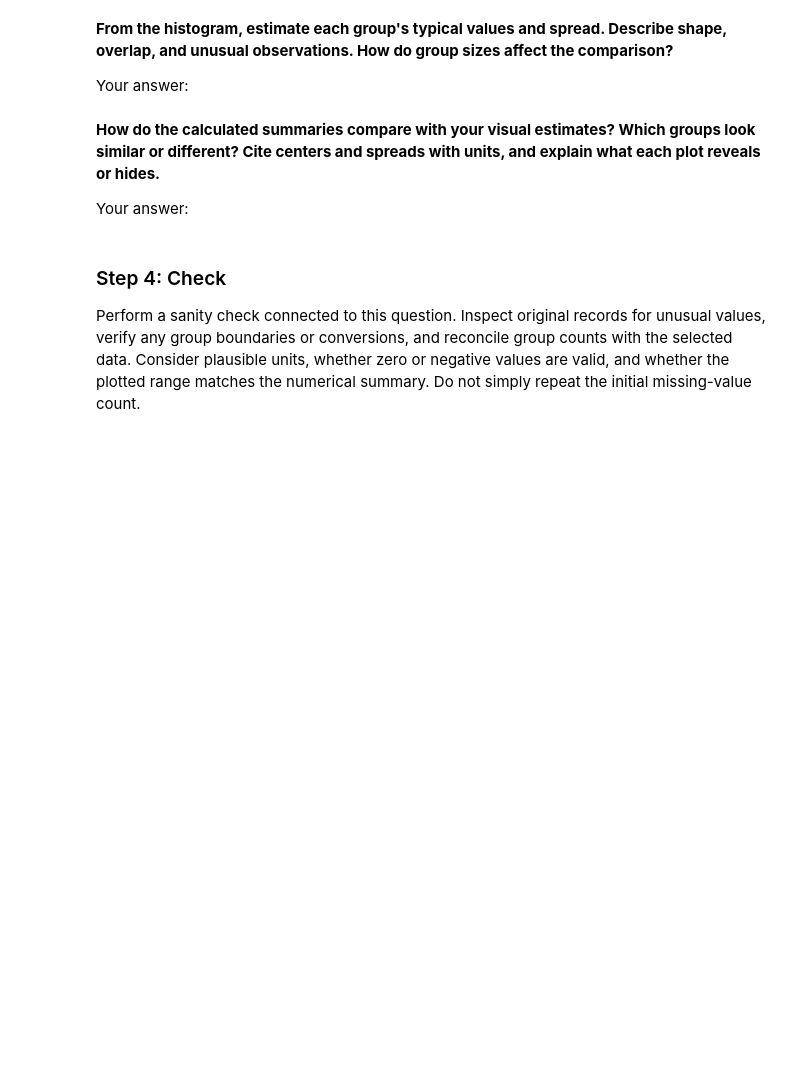
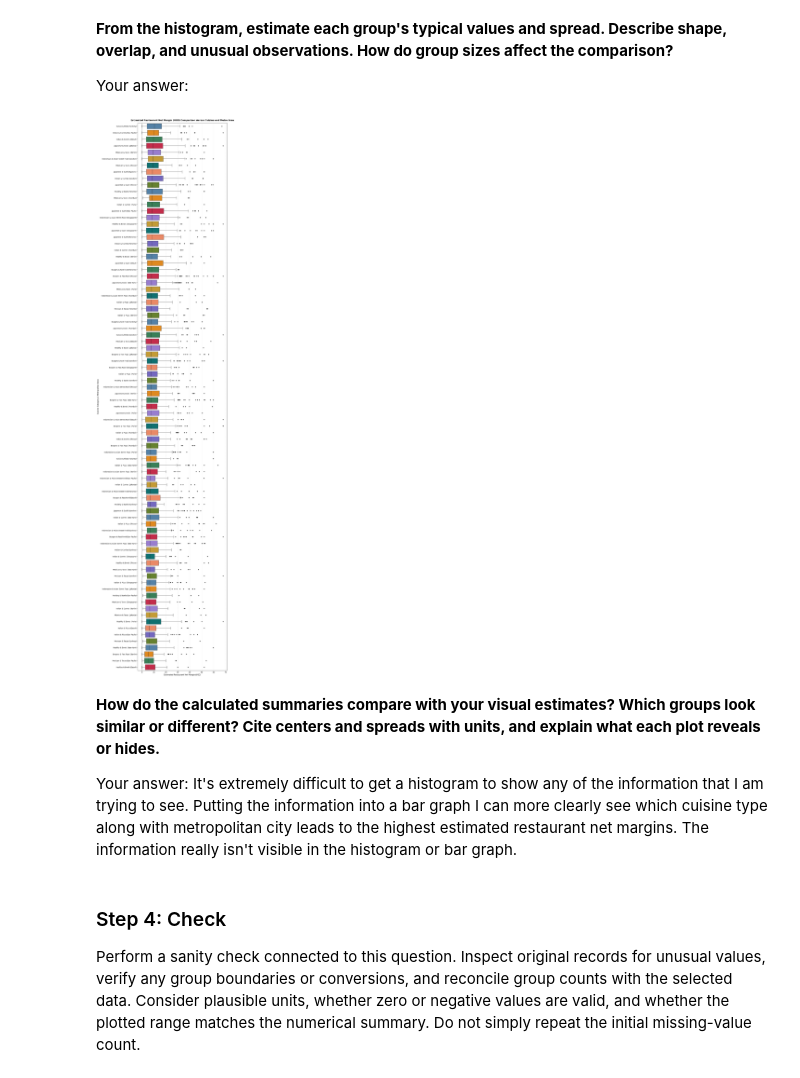
Before and after one commit to ChristopherCecil/Data_Visualization_and_Modeling_Campus, a Jupyter notebook: week02/lab/Lab - Comparing Distributions Across Groups.ipynb, the cells around one changed output. Cells and saved outputs as stored; diff of their text form; code cells hidden in the pictures; blank space fills up the shorter version.

```diff
--- a/week02/lab/Lab - Comparing Distributions Across Groups.ipynb
+++ b/week02/lab/Lab - Comparing Distributions Across Groups.ipynb
@@ -452,9 +618,44 @@ Your answer:
 # %%
 # Create and label the box-plot comparison.
+plt.figure(figsize=(11, max(5, len(group_order) * 0.55)))
+
+sns.boxplot(
+    data=df_clean,
+    x='estimated_restaurant_net_margin_usd',
+    y='group',
+    order=group_order,
+    palette=color_map,
+    hue='group',
+    legend=False,
+    flierprops=dict(
+        marker='o',
+        markerfacecolor='black',
+        markersize=5,
+        alpha=0.6,
+    ),  # Retains all extreme outliers
+)
+
+plt.axvline(
+    0, color='dimgray', linestyle='--', linewidth=1, label='Break-even ($0 USD)'
+)
+plt.title(
+    'Estimated Restaurant Net Margin (USD) Comparison Across Cuisine and Metro'
+    ' Area',
+    fontsize=13,
+    fontweight='bold',
+    pad=12,
+)
+plt.xlabel('Estimated Restaurant Net Margin (USD)', fontsize=11)
+plt.ylabel('Cuisine Category & Metropolitan Area', fontsize=11)
+plt.grid(axis='x', linestyle='--', alpha=0.4)
+plt.tight_layout()
+plt.show()
+# %% [output]
+[figure, added]
 # %% [markdown]
 **How do the calculated summaries compare with your visual estimates? Which groups look similar or different? Cite centers and spreads with units, and explain what each plot reveals or hides.**
 
-Your answer:
+Your answer: It's extremely difficult to get a histogram to show any of the information that I am trying to see. Putting the information into a bar graph I can more clearly see which cuisine type along with metropolitan city leads to the highest estimated restaurant net margins. The information really isn't visible in the histogram or bar graph.
 # %% [markdown]
 ### Step 4: Check
 
```
Also changed, not shown: parts of 26 cells of this notebook.
